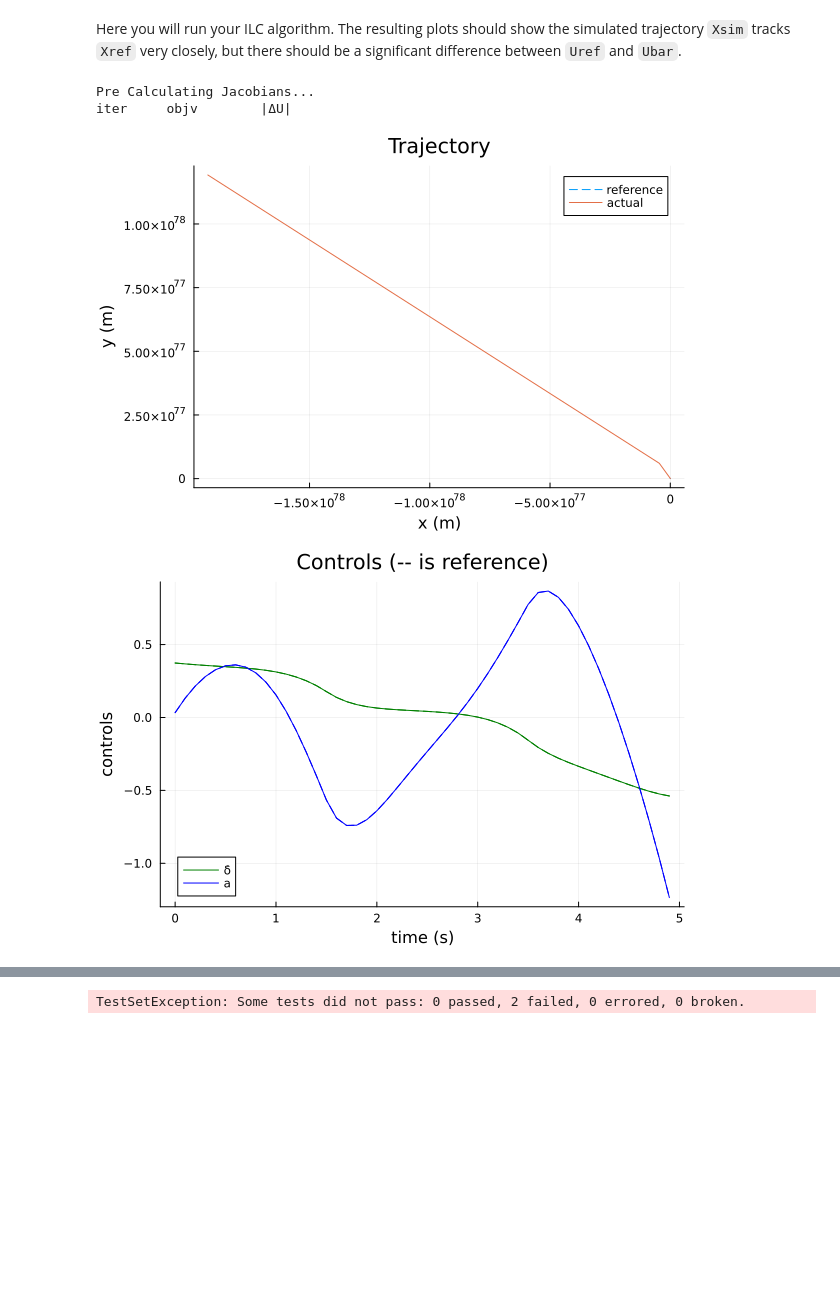
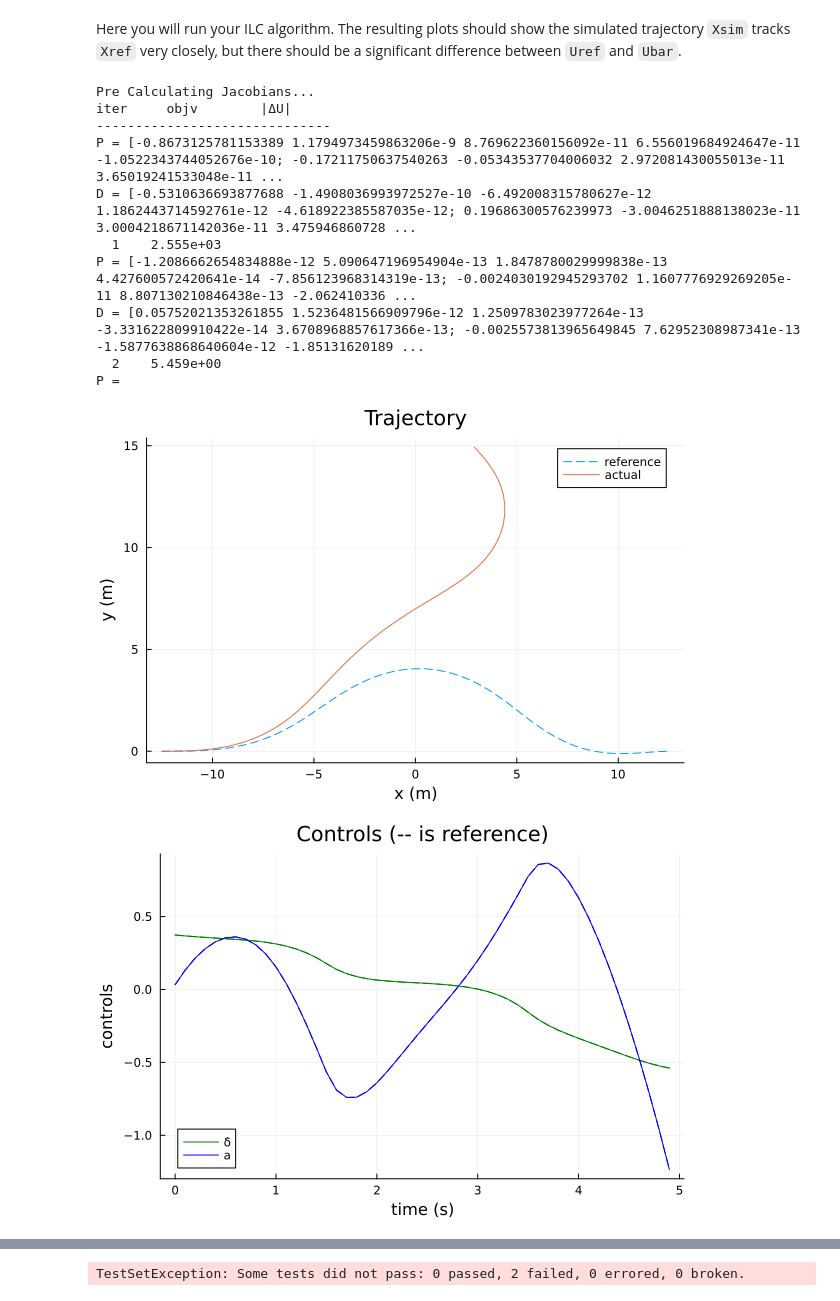
Before and after one commit to SaralTayal123/Optimal-PID-Controller, a Jupyter notebook: OptimizationProj.ipynb, the cells around one changed output, grey strips where cells are left out. Cells and saved outputs as stored; diff of their text form; code cells hidden in the pictures; blank space fills up the shorter version.

Commit message:
Added norm

```diff
--- a/OptimizationProj.ipynb
+++ b/OptimizationProj.ipynb
@@ -210,20 +210,24 @@ function ilc_update(Xsim::Vector{Vector{Float64}}, # simulated states
 
     # create variables
     ΔX = cvx.Variable(nx, N)
+    ΔU = cvx.Variable(nu, N-1)
     P = cvx.Variable(2,5)
     D = cvx.Variable(2,5)
+    lambda = 0.4
 
     # TODO: cost function (tracking cost on Xref, Uref)
     cost = 0
     for i = 1:N-1
         xdiff = (Xsim[i] - Xref[i]) + ΔX[:,i]
-        # udiff = (Ubar[i] - Uref[i]) + ΔU[:,i]
+        udiff = (Ubar[i] - Uref[i]) + ΔU[:,i]
 
         state_cost = cvx.quadform(xdiff, Q)
-        # control_cost = cvx.quadform(udiff, R)
+        control_cost = cvx.quadform(udiff, R)
 
-        # cost += state_cost + control_cost
-        cost += state_cost
+        norm_cost = lambda * (cvx.LinearAlgebra.norm(vec(P), 1) + cvx.LinearAlgebra.norm(vec(D), 1))
+
+        cost += state_cost + control_cost + norm_cost
+        # cost += state_cost
     end
     # final_state_cost = cvx.quadform((Xsim[end] - Xref[end]) + ΔX[:,end], Qf)
     # cost += final_state_cost
@@ -235,8 +239,11 @@ function ilc_update(Xsim::Vector{Vector{Float64}}, # simulated states
     prob.constraints += ΔX[:,1] == 0
 
     # TODO: dynamics constraints
-    for i = 2:N-1
-        prob.constraints += ΔX[:,i+1] == As[i]*ΔX[:,i] + Bs[i]*(- P * (Xref[i] - Xsim[i]) - D * (Xsim[i] - Xsim[i-1]))
+    xlast = Xsim[1]
+    for i = 1:N-1
+        ΔU[:,i] == - P * (Xref[i] - Xsim[i]) - D * (Xsim[i] - xlast)
+        prob.constraints += ΔX[:,i+1] == As[i]*ΔX[:,i] + Bs[i]*(- P * (Xref[i] - Xsim[i]) - D * (Xsim[i] - xlast))
+        xlast = Xsim[i]
     end
 
 
@@ -320,7 +327,7 @@ Here you will run your ILC algorithm. The resulting plots should show the simula
     @printf "iter     objv        |ΔU|     \n"
     @printf "------------------------------\n"
 
-    for ilc_iter = 1:2 # it should not take more than 10 iterations to converge
+    for ilc_iter = 1:3 # it should not take more than 10 iterations to converge
 
         # TODO: rollout
         # Xsim[1] = xic
@@ -334,7 +341,6 @@ Here you will run your ILC algorithm. The resulting plots should show the simula
             Xsim[i+1] = rk4(model, true_car_dynamics, Xsim[i], u_next, dt)
             Xlast = Xsim[i]
         end
-
         # TODO: calculate objective val (trajectory_cost)
         obj_val = trajectory_cost(Xsim, Ubar, Xref, Uref, Q, R, Qf)
 
@@ -350,32 +356,40 @@ Here you will run your ILC algorithm. The resulting plots should show the simula
     Xm= hcat(Xsim...)
     Um = hcat(Ubar...)
     Xrefm = hcat(Xref...)
     Urefm = hcat(Uref...)
     plot(Xrefm[1,:], Xrefm[2,:], ls = :dash, label = "reference",
          xlabel = "x (m)", ylabel = "y (m)", title = "Trajectory")
     display(plot!(Xm[1,:], Xm[2,:], label = "actual"))
 
     plot(t_vec[1:end-1], Urefm', ls = :dash, lc = [:green :blue],label = "",
          xlabel = "time (s)", ylabel = "controls", title = "Controls (-- is reference)")
     display(plot!(t_vec[1:end-1], Um', label = ["δ̇" "a"], lc = [:green :blue]))
 
     # animation
     vis = Visualizer()
     X_vis = [[x[1],x[2],0.1] for x in Xsim]
     vis_traj!(vis, :traj, X_vis; R = 0.02)
     vis_model = TrajOptPlots.RobotZoo.BicycleModel()
     TrajOptPlots.set_mesh!(vis, vis_model)
     X = [x[SA[1,2,3,4]] for x in Xsim]
     visualize!(vis, vis_model, tf, X)
     display(render(vis))
 
     # ----------testing-------------
     @test 0.1 <= sum(norm.(Xsim - Xref)) <= 1.0 # should be ~0.7
     @test 5 <=  sum(norm.(Ubar - Uref)) <= 10 # should be ~7.7
 
 end
 # %% [output]
 Pre Calculating Jacobians...
 iter     objv        |ΔU|
+------------------------------
+P = [-0.8673125781153389 1.1794973459863206e-9 8.769622360156092e-11 6.556019684924647e-11 -1.0522343744052676e-10; -0.17211750637540263 -0.05343537704006032 2.972081430055013e-11 3.65019241533048e-11 ...
+D = [-0.5310636693877688 -1.4908036993972527e-10 -6.492008315780627e-12 1.1862443714592761e-12 -4.618922385587035e-12; 0.19686300576239973 -3.0046251888138023e-11 3.0004218671142036e-11 3.475946860728 ...
+  1    2.555e+03
+P = [-1.2086662654834888e-12 5.090647196954904e-13 1.8478780029999838e-13 4.427600572420641e-14 -7.856123968314319e-13; -0.0024030192945293702 1.1607776929269205e-11 8.807130210846438e-13 -2.062410336 ...
+D = [0.05752021353261855 1.5236481566909796e-12 1.2509783023977264e-13 -3.331622809910422e-14 3.6708968857617366e-13; -0.0025573813965649845 7.62952308987341e-13 -1.5877638868640604e-12 -1.85131620189 ...
+  2    5.459e+00
+P =
-[figure, old version]
+[figure, new version]
 [figure]
```
Also changed, not shown: parts of 1 cell of this notebook.
